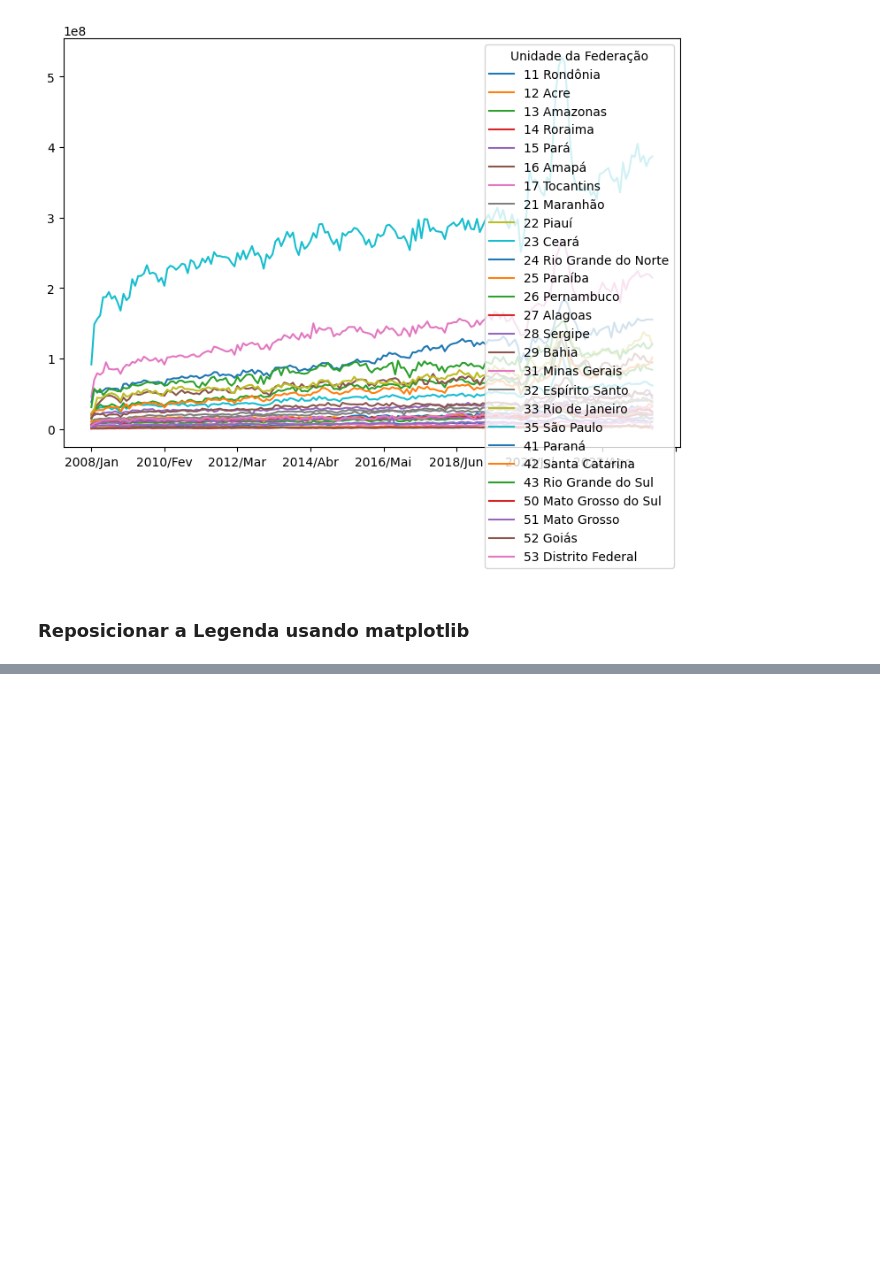
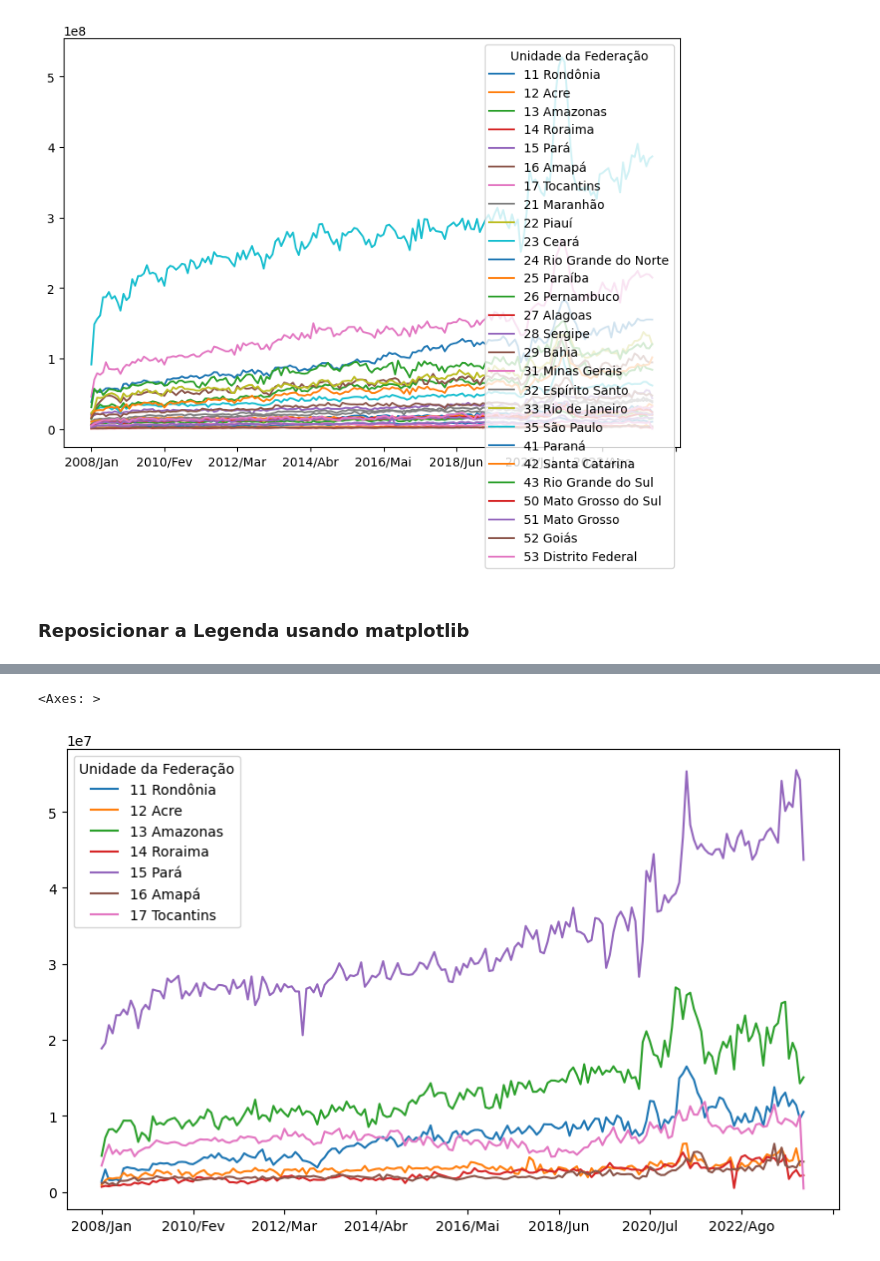
Before and after one commit to IagoCoelho/AnaliseExploratoria-PosTech, a Jupyter notebook: ProducaoHospitalar.ipynb, the cells around one changed output, grey strips where cells are left out. Drawn from its saved outputs; the diff is of its cells as text; code cells hidden in the pictures; blank space fills up the shorter version.

```diff
--- a/ProducaoHospitalar.ipynb
+++ b/ProducaoHospitalar.ipynb
@@ -341,0 +368,6 @@ dados_usaveis.T.plot(figsize=(9,6))
+# %%
+#pegando as 7 primeiras linhas, transpondo, plotando
+dados_usaveis[:7].T.plot(figsize=(10,6))
+# %% [output]
+<Axes: >
+[figure, added]
```
Also changed, not shown: parts of 6 cells of this notebook.
